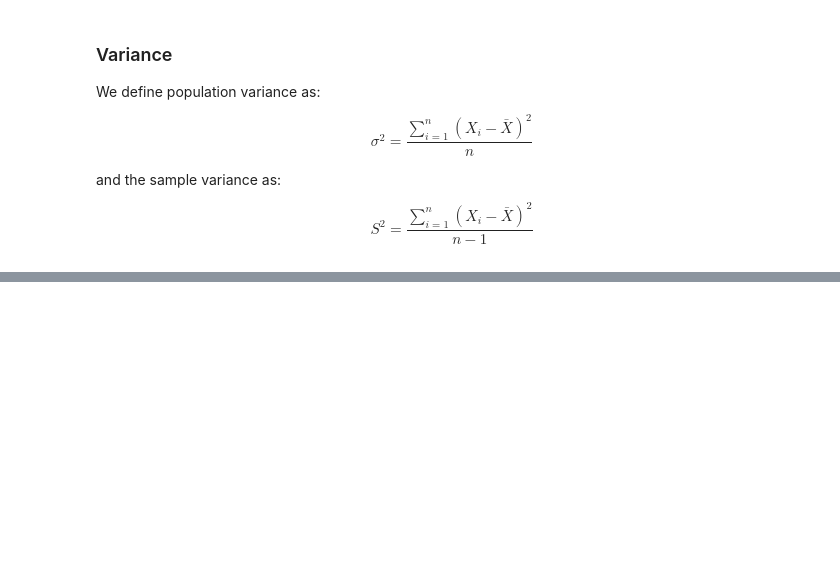
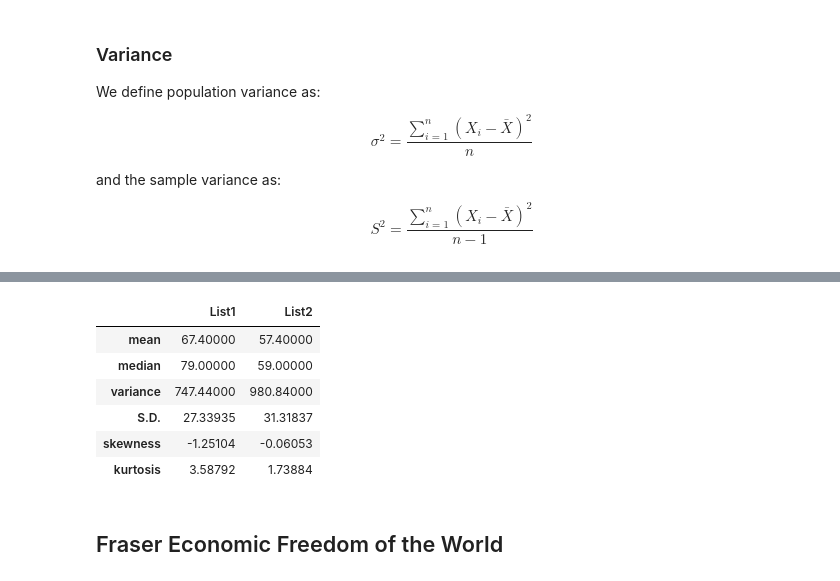
Before and after one commit to hhogenson/Computational-Econ, a Jupyter notebook: In Class Projects/Project 5 - Chapter 4 - Functional Programming - Rudimentary Statistics and Analytics.ipynb, the cells around one changed output, grey strips where cells are left out. Saved outputs shown, nothing was run; the diff lists cells and outputs as text; code cells hidden in the pictures; blank space fills up the shorter version.

```diff
--- a/In Class Projects/Project 5 - Chapter 4 - Functional Programming - Rudimentary Statistics and Analytics.ipynb
+++ b/In Class Projects/Project 5 - Chapter 4 - Functional Programming - Rudimentary Statistics and Analytics.ipynb
@@ -172,0 +315,12 @@ SD(lst), SD(lst, False)
+# %%
+gather_statistics(data, False, 5)
+# %% [output]
+|  | List1 | List2 |
+| mean | 67.40000 | 57.40000 |
+| median | 79.00000 | 59.00000 |
+| variance | 747.44000 | 980.84000 |
+| S.D. | 27.33935 | 31.31837 |
+| skewness | -1.25104 | -0.06053 |
+| kurtosis | 3.58792 | 1.73884 |
+# %% [markdown]
+## Fraser Economic Freedom of the World
```
Also changed, not shown: parts of 31 cells of this notebook, 1 other file.
